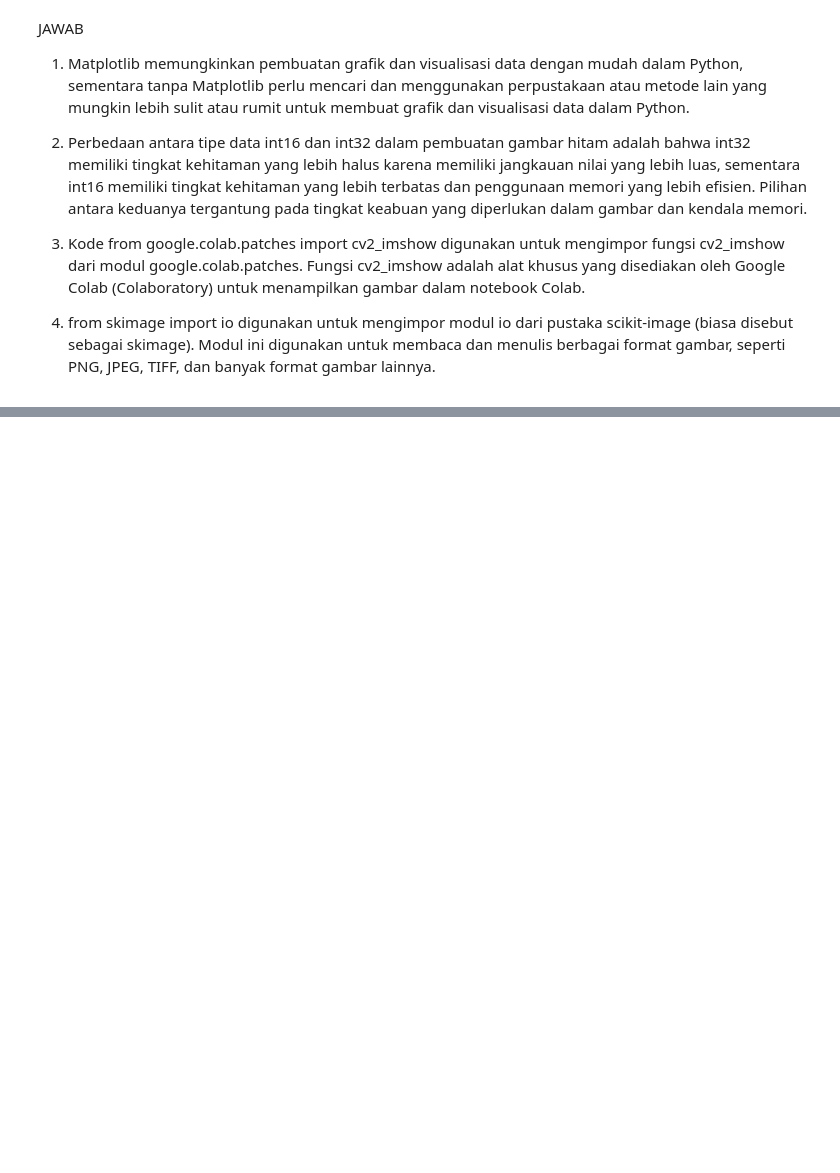
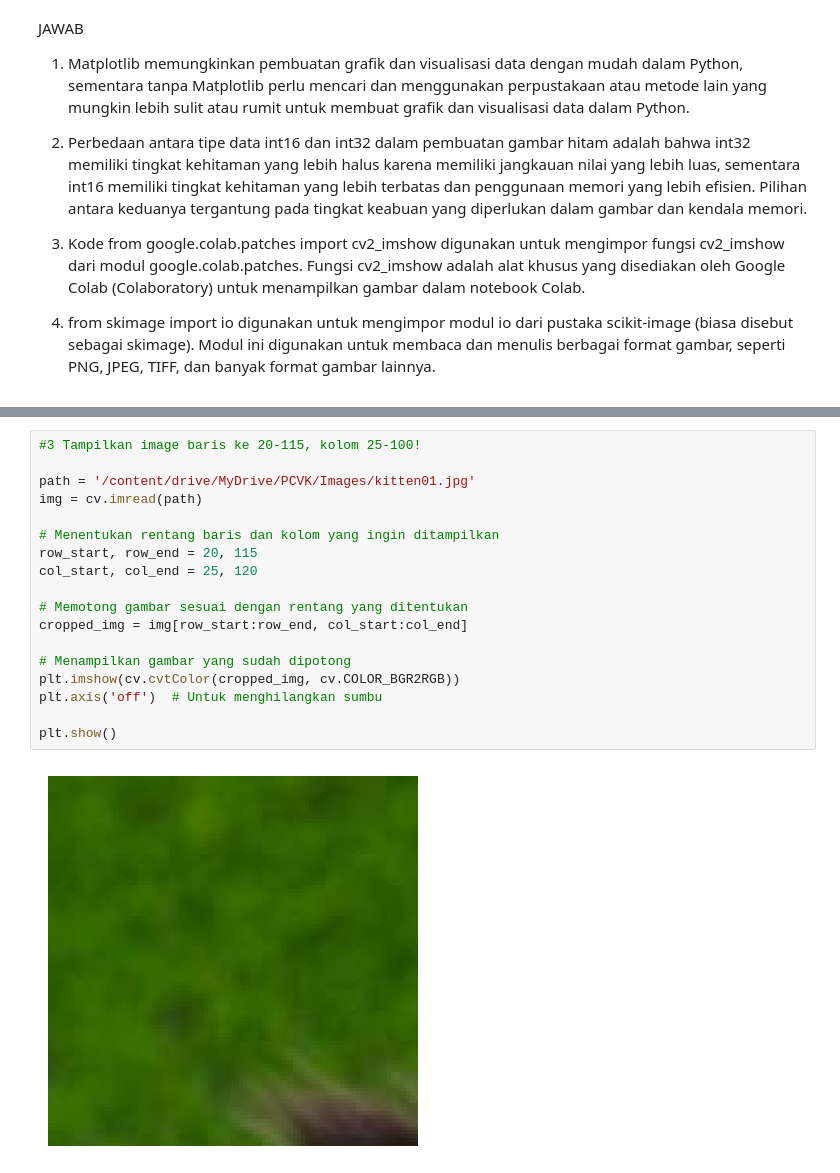
Before and after one commit to afiflh/PCVK_Genap_2023, a Jupyter notebook: Week2.ipynb, the cells around one changed output, grey strips where cells are left out. Drawn from its saved outputs; the diff is of its cells as text; blank space fills up the shorter version.

```diff
--- a/Week2.ipynb
+++ b/Week2.ipynb
@@ -148,0 +182,20 @@ JAWAB
+# %%
+#3 Tampilkan image baris ke 20-115, kolom 25-100!
+
+path = '/content/drive/MyDrive/PCVK/Images/kitten01.jpg'
+img = cv.imread(path)
+
+# Menentukan rentang baris dan kolom yang ingin ditampilkan
+row_start, row_end = 20, 115
+col_start, col_end = 25, 120
+
+# Memotong gambar sesuai dengan rentang yang ditentukan
+cropped_img = img[row_start:row_end, col_start:col_end]
+
+# Menampilkan gambar yang sudah dipotong
+plt.imshow(cv.cvtColor(cropped_img, cv.COLOR_BGR2RGB))
+plt.axis('off')  # Untuk menghilangkan sumbu
+
+plt.show()
+# %% [output]
+[figure, added]
```
Also changed, not shown: parts of 8 cells of this notebook.
